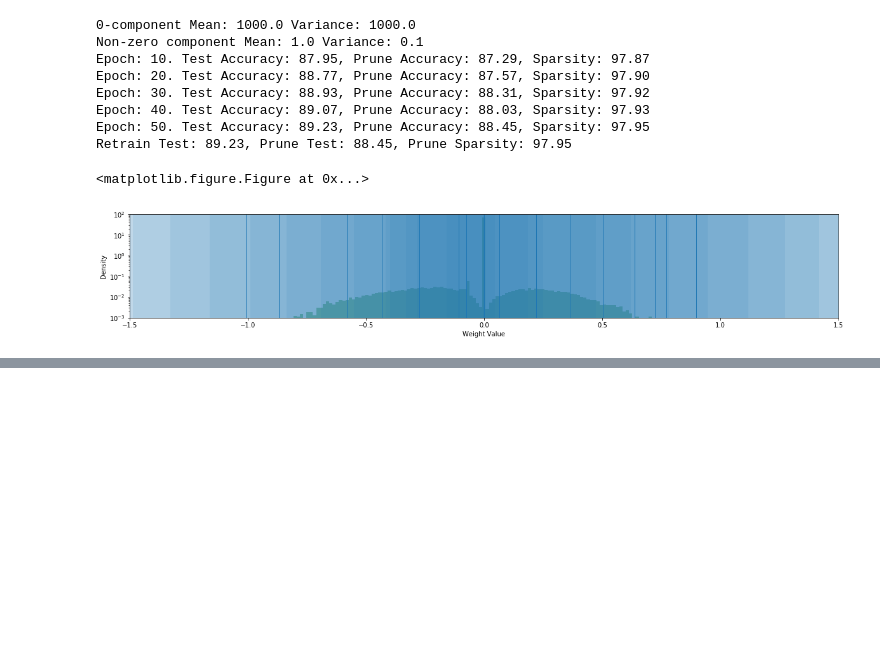
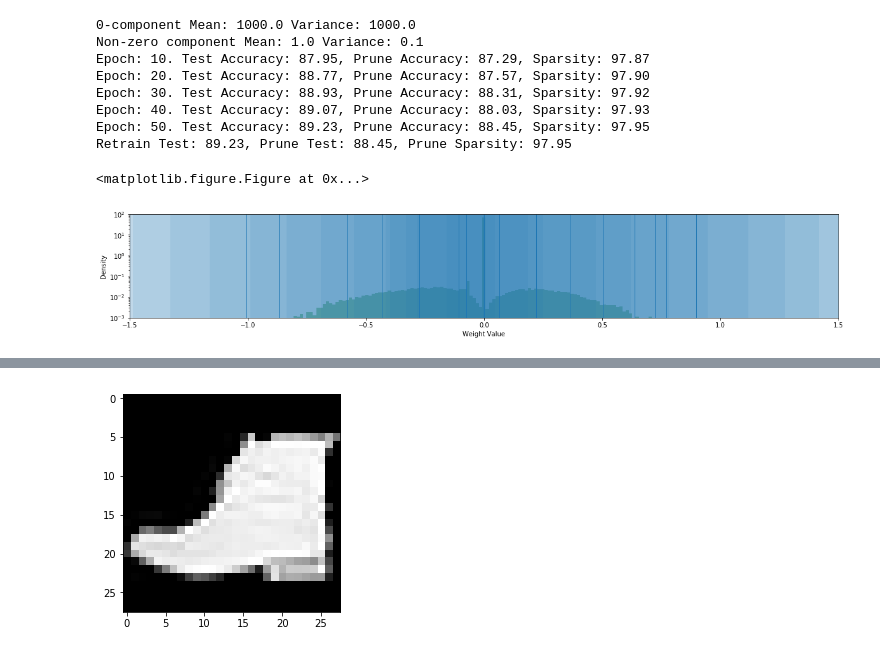
Before and after one commit to okz12/NN_compression, a Jupyter notebook: writeup/sws/sws_gen.ipynb, the cells around one changed output, grey strips where cells are left out. Saved outputs shown, nothing was run; the diff lists cells and outputs as text; code cells hidden in the pictures; blank space fills up the shorter version.

```diff
--- a/writeup/sws/sws_gen.ipynb
+++ b/writeup/sws/sws_gen.ipynb
@@ -177,0 +201,2 @@ Retrain Test: 89.23, Prune Test: 88.45, Prune Sparsity: 97.95
+# %%
+test_fmnist = test_data(fetch= "data", dset="fashionmnist")
@@ -177,0 +222,6 @@ Retrain Test: 89.23, Prune Test: 88.45, Prune Sparsity: 97.95
+# %%
+for x in range(0,10):
+    plt.imshow(test_fmnist[obj_l[x]].numpy(), cmap='gray')
+    plt.imsave('fmnist/{}.png'.format(x), test_fmnist[obj_l[x]].numpy())
+# %% [output]
+[figure, added]
```
Also changed, not shown: parts of 6 cells of this notebook, 13 other files.
